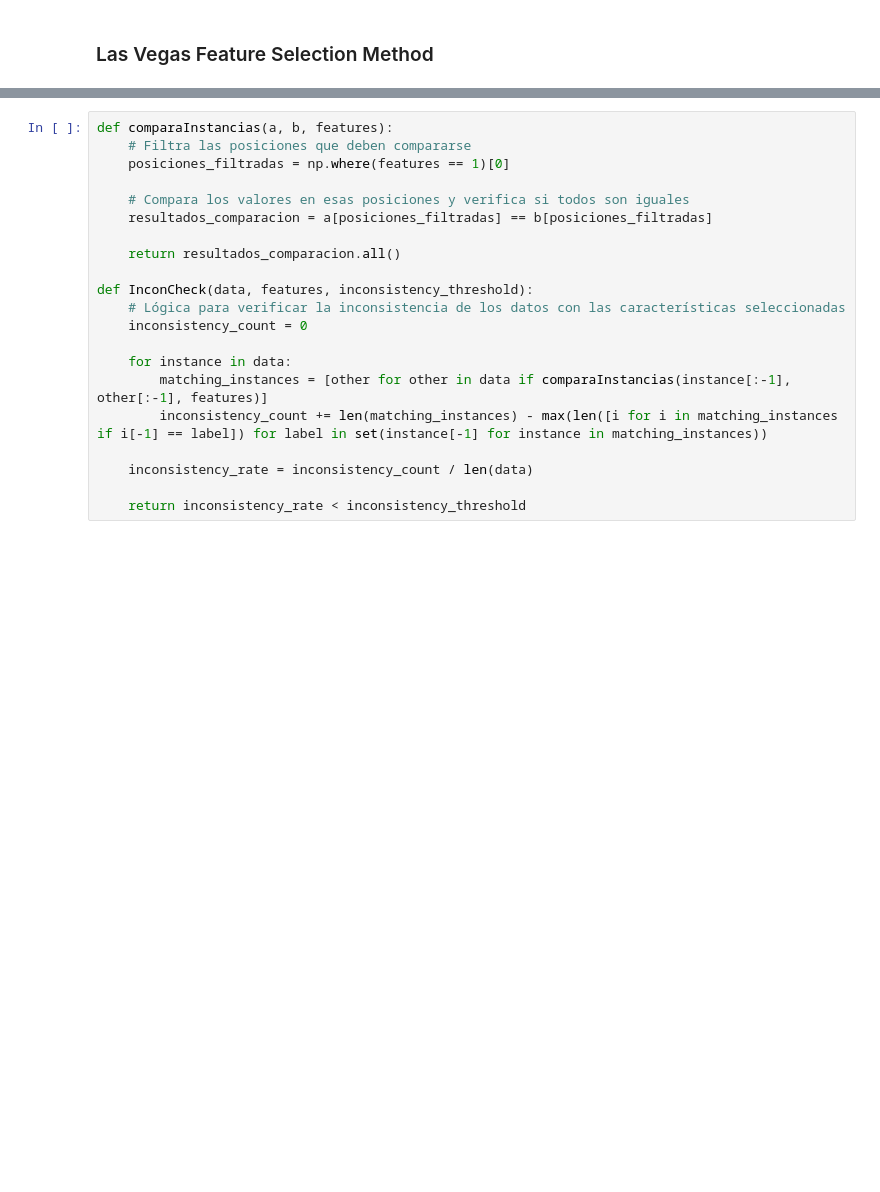
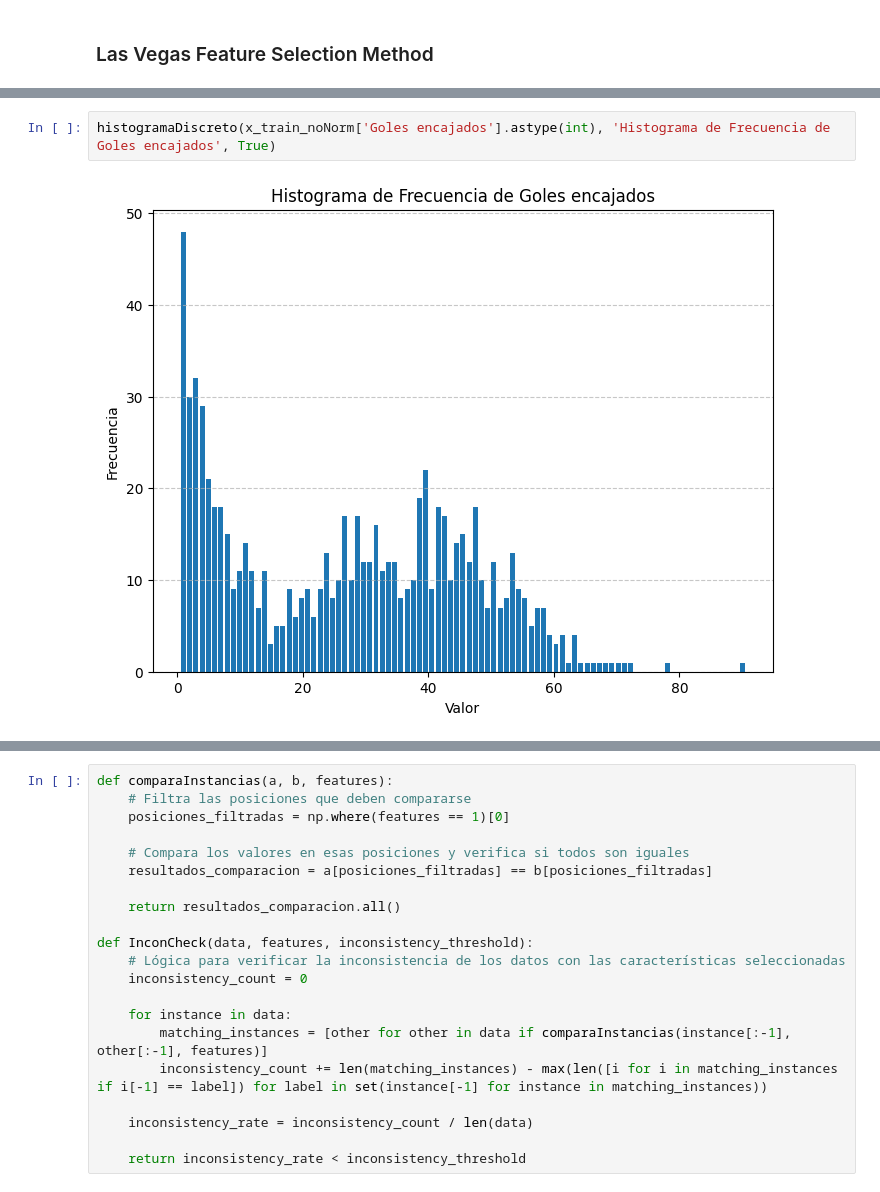
Before and after one commit to JMMelcrack/Predictive-models-applied-to-the-analysis-of-professional-footballers-wages, a Jupyter notebook: FeatureSelection.ipynb, the cells around one changed output, grey strips where cells are left out. Saved outputs shown, nothing was run; the diff lists cells and outputs as text; blank space fills up the shorter version.

```diff
--- a/FeatureSelection.ipynb
+++ b/FeatureSelection.ipynb
@@ -1023,0 +1091,4 @@ Para poder comprobar si dos instancias son inconsistentes necesitamos discretiza
+# %%
+histogramaDiscreto(x_train_noNorm['Goles encajados'].astype(int), 'Histograma de Frecuencia de Goles encajados', True)
+# %% [output]
+[figure, added]
```
Also changed, not shown: parts of 13 cells of this notebook.
